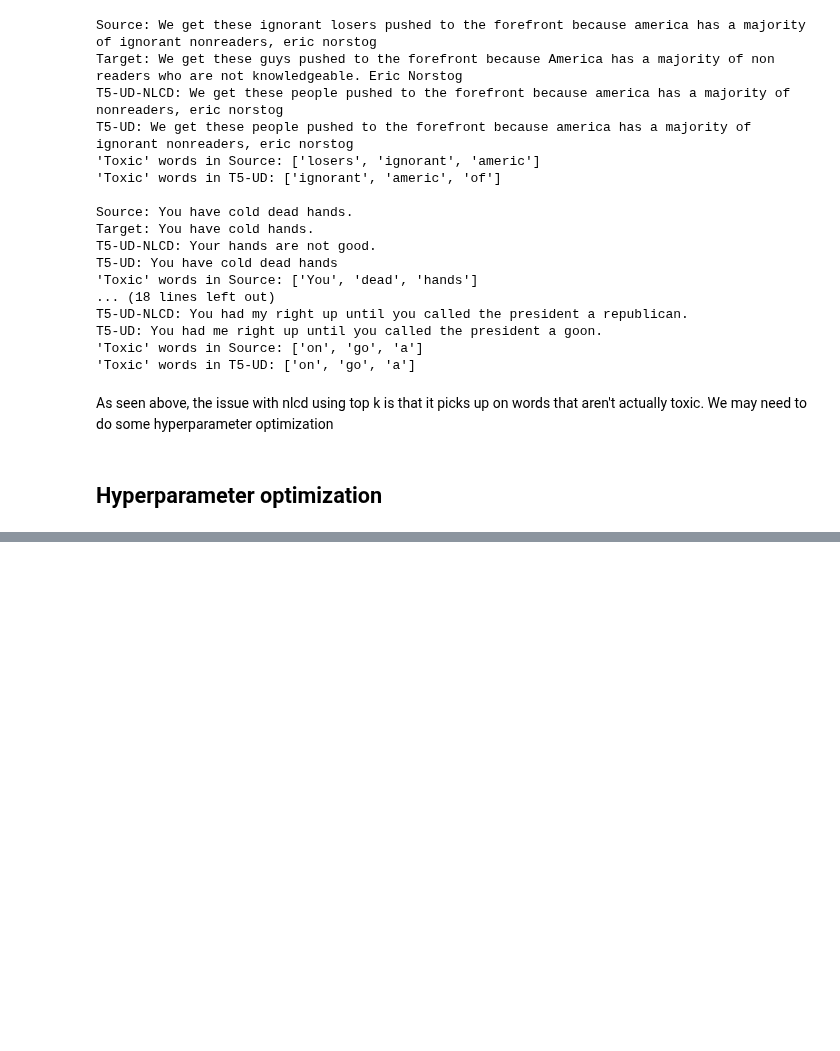
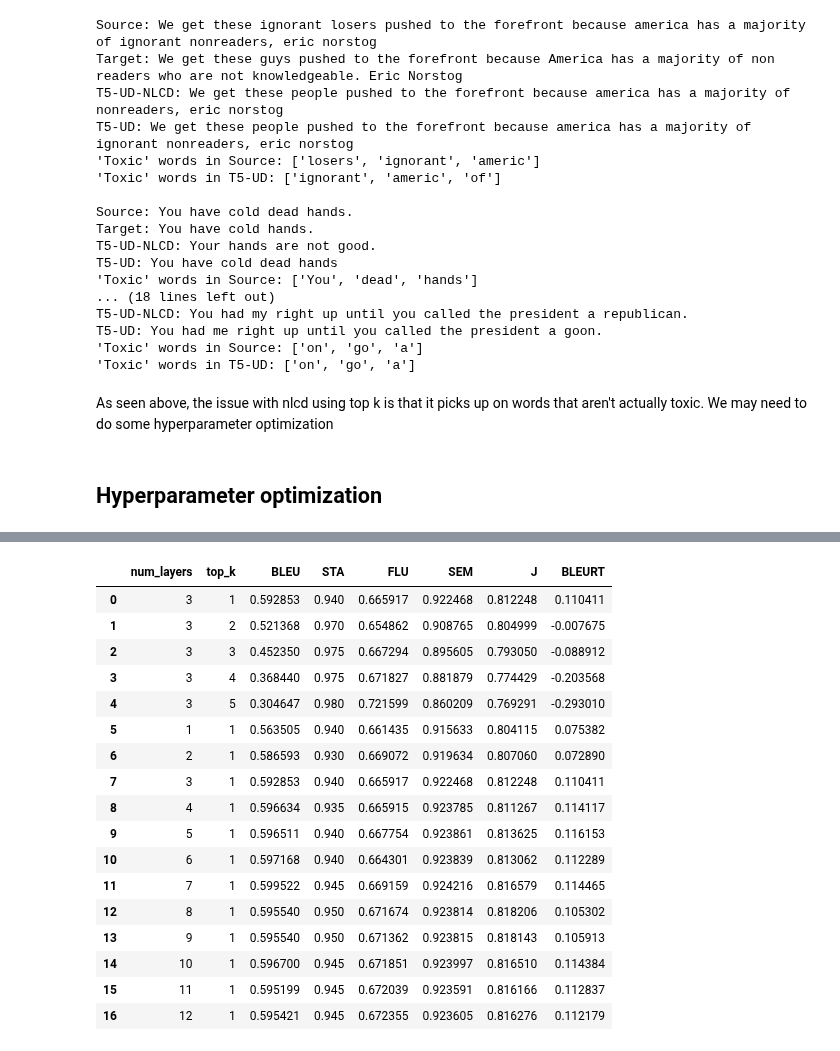
Before and after one commit to garyukong/T5-TextDetoxification, a Jupyter notebook: notebooks/4_Evaluation.ipynb, the cells around one changed output, grey strips where cells are left out. Drawn from its saved outputs; the diff is of its cells as text; code cells hidden in the pictures; blank space fills up the shorter version.

```diff
--- a/notebooks/4_Evaluation.ipynb
+++ b/notebooks/4_Evaluation.ipynb
@@ -1927,0 +1797,21 @@ assert bad_words_list_1 == bad_words_list_2
+# %%
+metrics_df
+# %% [output]
+|  | num_layers | top_k | BLEU | STA | FLU | SEM | J | BLEURT |
+| 0 | 3 | 1 | 0.592853 | 0.940 | 0.665917 | 0.922468 | 0.812248 | 0.110411 |
+| 1 | 3 | 2 | 0.521368 | 0.970 | 0.654862 | 0.908765 | 0.804999 | -0.007675 |
+| 2 | 3 | 3 | 0.452350 | 0.975 | 0.667294 | 0.895605 | 0.793050 | -0.088912 |
+| 3 | 3 | 4 | 0.368440 | 0.975 | 0.671827 | 0.881879 | 0.774429 | -0.203568 |
+| 4 | 3 | 5 | 0.304647 | 0.980 | 0.721599 | 0.860209 | 0.769291 | -0.293010 |
+| 5 | 1 | 1 | 0.563505 | 0.940 | 0.661435 | 0.915633 | 0.804115 | 0.075382 |
+| 6 | 2 | 1 | 0.586593 | 0.930 | 0.669072 | 0.919634 | 0.807060 | 0.072890 |
+| 7 | 3 | 1 | 0.592853 | 0.940 | 0.665917 | 0.922468 | 0.812248 | 0.110411 |
+| 8 | 4 | 1 | 0.596634 | 0.935 | 0.665915 | 0.923785 | 0.811267 | 0.114117 |
+| 9 | 5 | 1 | 0.596511 | 0.940 | 0.667754 | 0.923861 | 0.813625 | 0.116153 |
+| 10 | 6 | 1 | 0.597168 | 0.940 | 0.664301 | 0.923839 | 0.813062 | 0.112289 |
+| 11 | 7 | 1 | 0.599522 | 0.945 | 0.669159 | 0.924216 | 0.816579 | 0.114465 |
+| 12 | 8 | 1 | 0.595540 | 0.950 | 0.671674 | 0.923814 | 0.818206 | 0.105302 |
+| 13 | 9 | 1 | 0.595540 | 0.950 | 0.671362 | 0.923815 | 0.818143 | 0.105913 |
+| 14 | 10 | 1 | 0.596700 | 0.945 | 0.671851 | 0.923997 | 0.816510 | 0.114384 |
+| 15 | 11 | 1 | 0.595199 | 0.945 | 0.672039 | 0.923591 | 0.816166 | 0.112837 |
+| 16 | 12 | 1 | 0.595421 | 0.945 | 0.672355 | 0.923605 | 0.816276 | 0.112179 |
```
Also changed, not shown: parts of 18 cells of this notebook, 8 other files.
